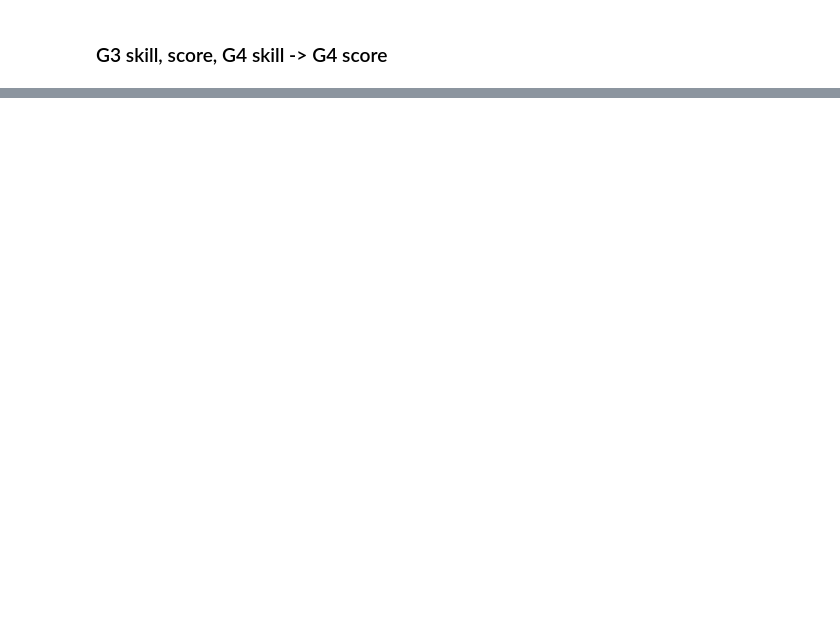
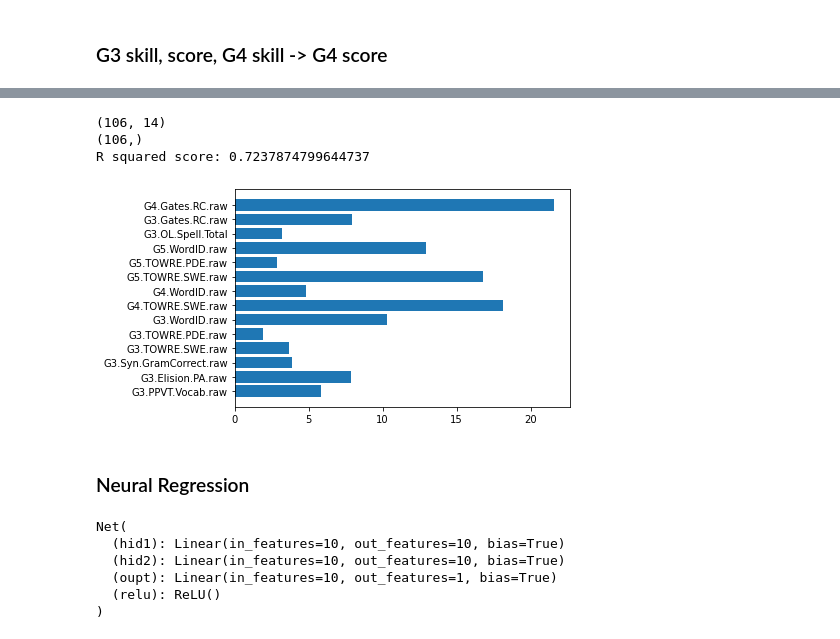
Before and after one commit to EdTeKLA/ComprehensionScorePredictor, a Jupyter notebook: code/data_analysis.ipynb, the cells around one changed output, grey strips where cells are left out. Saved outputs shown, nothing was run; the diff lists cells and outputs as text; code cells hidden in the pictures; blank space fills up the shorter version.

```diff
--- a/code/data_analysis.ipynb
+++ b/code/data_analysis.ipynb
@@ -193,0 +231,43 @@ G3.Gates.RC.raw                 | 9.808129531521855
+# %%
+feature_names = ['G3.PPVT.Vocab.raw',
+                 'G3.Elision.PA.raw',
+                 'G3.Syn.GramCorrect.raw',
+                 'G3.TOWRE.SWE.raw',
+                 'G3.TOWRE.PDE.raw',
+                 'G3.WordID.raw',
+                 'G4.TOWRE.SWE.raw',
+                 #'G4.TOWRE.PDE.raw',
+                 'G4.WordID.raw',
+                 'G5.TOWRE.SWE.raw',
+                 'G5.TOWRE.PDE.raw',
+                 'G5.WordID.raw',
+                 'G3.OL.Spell.Total',
+                 #'G3.OL.OrthoChoice.1.2.Total',
+                 #'G3.DigitSpan.raw',
+                 'G3.Gates.RC.raw',
+                 'G4.Gates.RC.raw']
+target_name = 'G5.Gates.RC.raw'
+
+lin_regress(feature_names,target_name)
+# %% [output]
+(106, 14)
+(106,)
+R squared score: 0.7237874799644737
+[figure, added]
+# %% [markdown]
+### Neural Regression
+# %%
+from regression_net import Net
+import torch
+
+# Load trained model
+model = Net().double()
+model.load_state_dict(torch.load('./saved_weights_regression.pt'))
+model.eval()
+# %% [output]
+Net(
+  (hid1): Linear(in_features=10, out_features=10, bias=True)
+  (hid2): Linear(in_features=10, out_features=10, bias=True)
+  (oupt): Linear(in_features=10, out_features=1, bias=True)
+  (relu): ReLU()
+)
```
Also changed, not shown: parts of 17 cells of this notebook.
